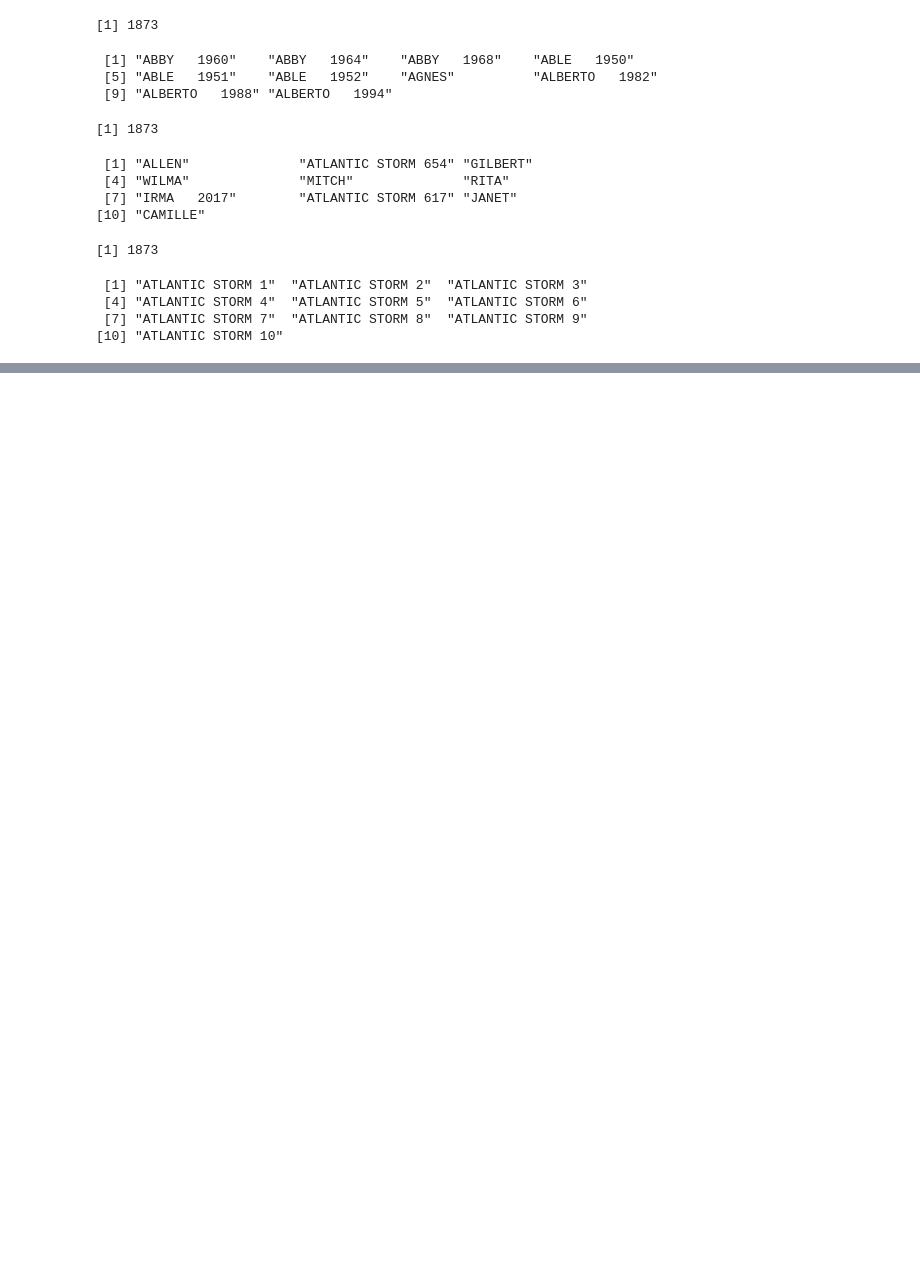
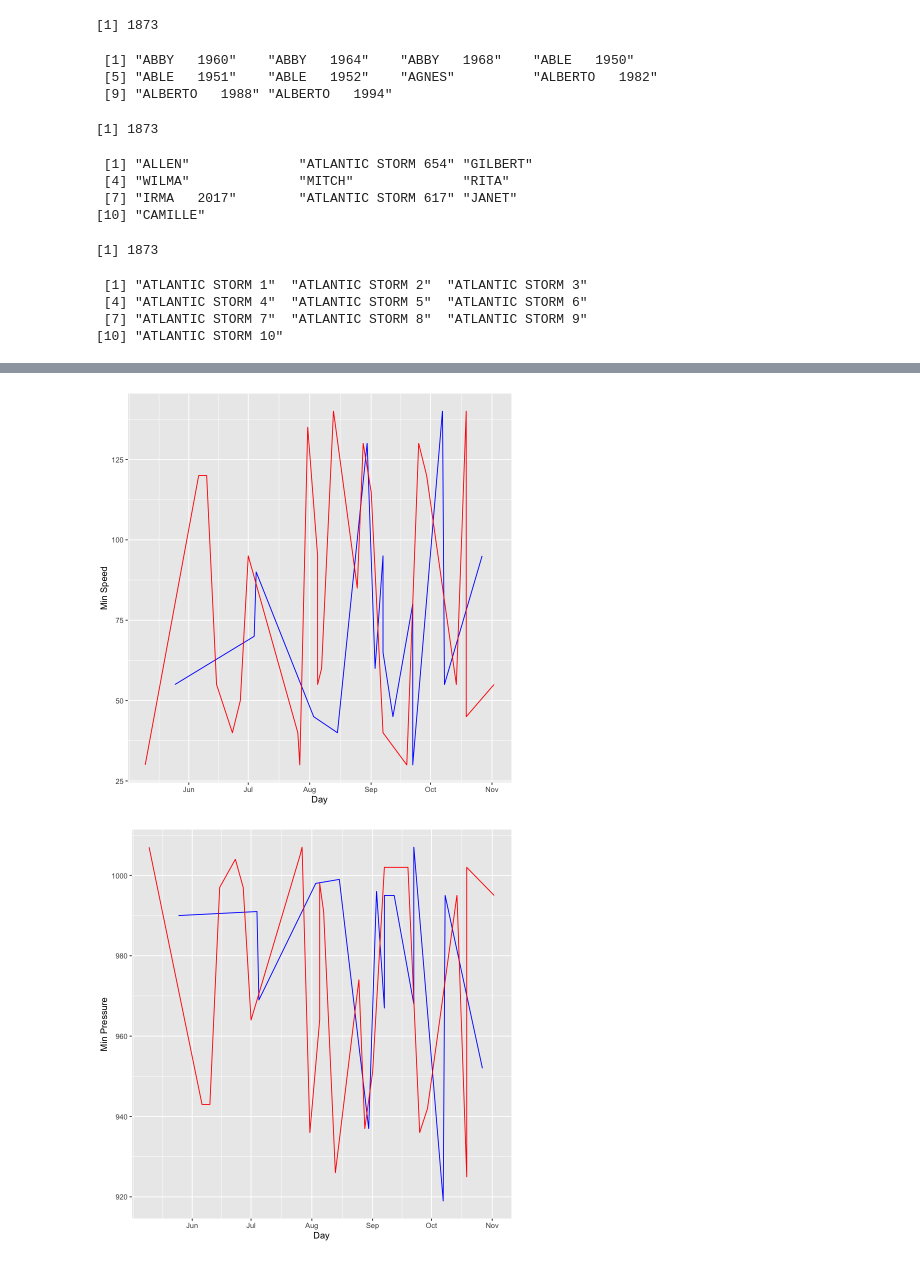
Before and after one commit to kkevn/cs424_project2, a Jupyter notebook: p2_notebook.ipynb, the cells around one changed output, grey strips where cells are left out. Cells and saved outputs as stored; diff of their text form; code cells hidden in the pictures; blank space fills up the shorter version.

```diff
--- a/p2_notebook.ipynb
+++ b/p2_notebook.ipynb
@@ -685,0 +734,19 @@ A data.frame: 10 × 3
+# %%
+plotPressureForYear <- function(year)
+{
+        AtlanticMaxSpeedForYear <- AtlanticMaxSpeed[which(year(AtlanticMaxSpeed$Timestamp)== year),]
+        PacfificMaxSpeedForYear <- PacificMaxSpeed[which(year(PacificMaxSpeed$Timestamp)== year),]
+
+        ggplot() + geom_line(data = AtlanticMaxSpeedForYear, aes(x = date(Timestamp), y = MinPressure), color = "blue") +
+          geom_line(data = PacfificMaxSpeedForYear, aes(x = date(Timestamp), y = MinPressure), color = "red") +
+          xlab('Day') +
+          ylab('Min Pressure')
+
+
+}
+# %%
+plotWindOrSpeed(2018)
+plotPressureForYear(2018)
+# %% [output]
+[figure, added]
+[figure, added]
```
Also changed, not shown: parts of 9 cells of this notebook.
